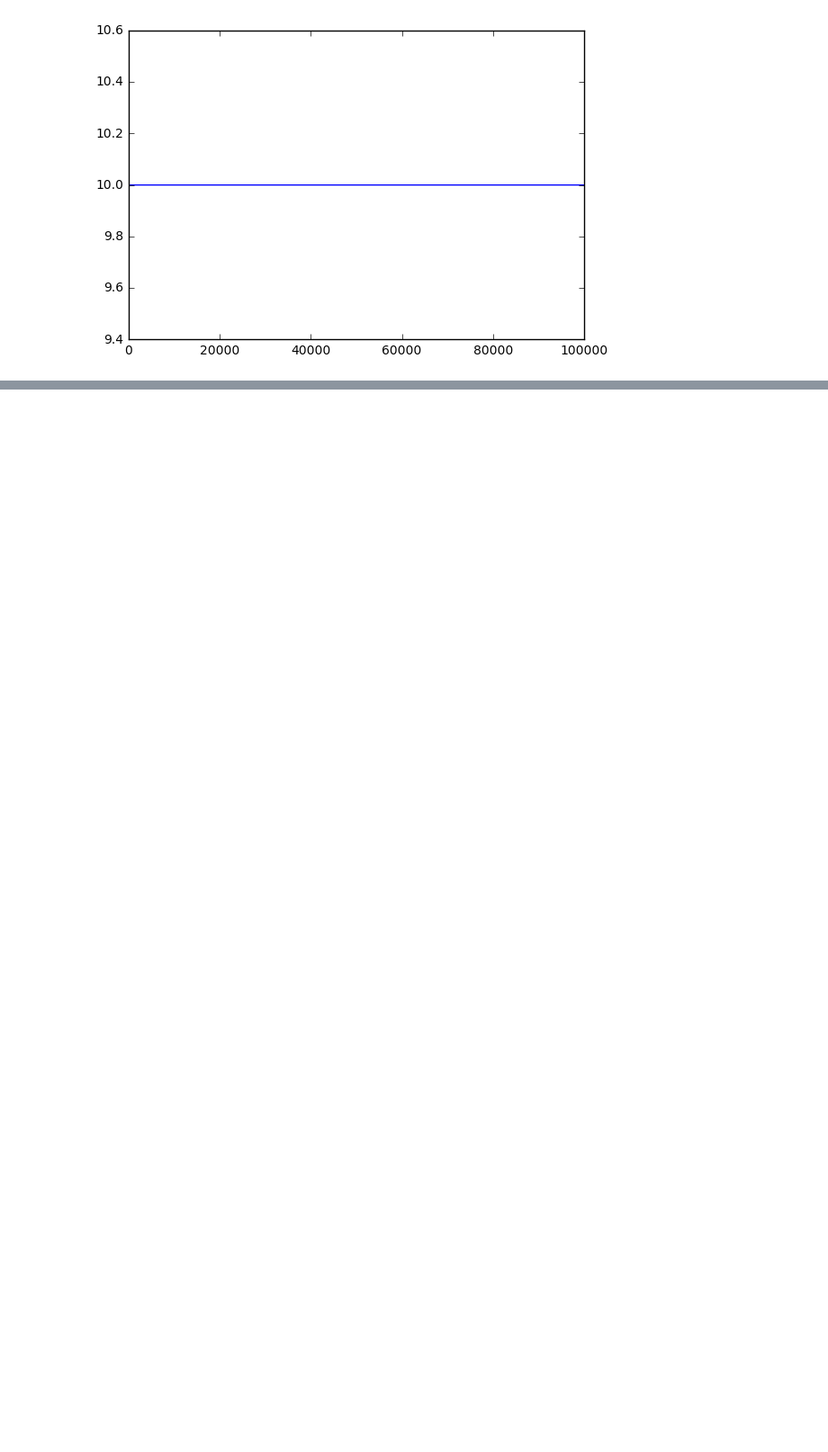
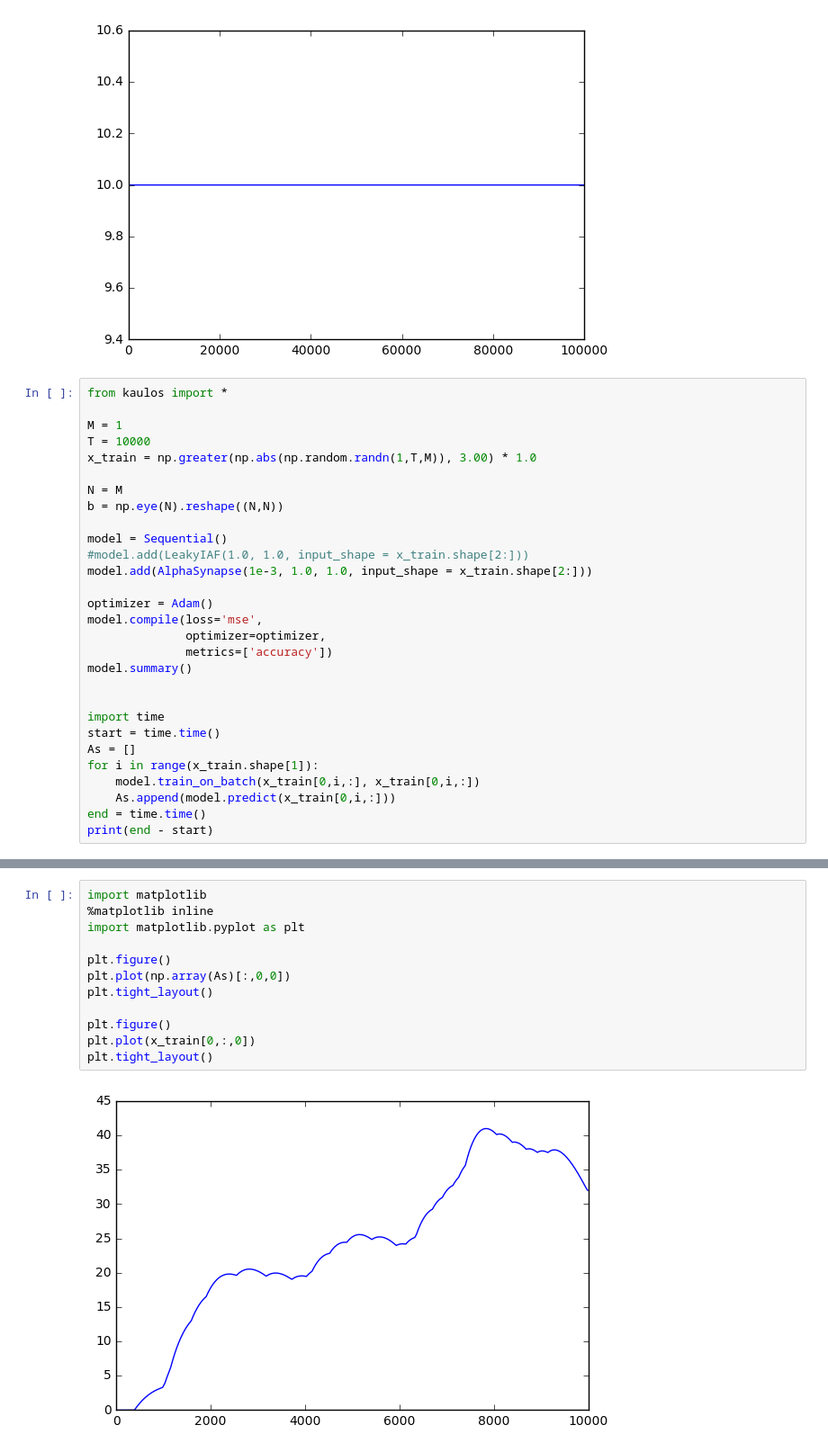
Before and after one commit to mkturkcan/Kaulos, a Jupyter notebook: examples/Kaulos-Keras-Tests.ipynb, the cells around one changed output, grey strips where cells are left out. Shown at 90% size. Drawn from its saved outputs; the diff is of its cells as text; blank space fills up the shorter version.

Commit message:
Added functional AlphaSynapse

```diff
--- a/examples/Kaulos-Keras-Tests.ipynb
+++ b/examples/Kaulos-Keras-Tests.ipynb
@@ -109,3 +109,32 @@ plt.tight_layout()
 # %% [output]
 [figure]
 [figure]
+# %%
+from kaulos import *
+
+M = 1
+T = 10000
+x_train = np.greater(np.abs(np.random.randn(1,T,M)), 3.00) * 1.0
+
+N = M
+b = np.eye(N).reshape((N,N))
+
+model = Sequential()
+#model.add(LeakyIAF(1.0, 1.0, input_shape = x_train.shape[2:]))
+model.add(AlphaSynapse(1e-3, 1.0, 1.0, input_shape = x_train.shape[2:]))
+
+optimizer = Adam()
+model.compile(loss='mse',
+              optimizer=optimizer,
+              metrics=['accuracy'])
+model.summary()
+
+
+import time
+start = time.time()
+As = []
+for i in range(x_train.shape[1]):
+    model.train_on_batch(x_train[0,i,:], x_train[0,i,:])
+    As.append(model.predict(x_train[0,i,:]))
+end = time.time()
+print(end - start)
@@ -111,0 +156,14 @@ plt.tight_layout()
+# %%
+import matplotlib
+%matplotlib inline
+import matplotlib.pyplot as plt
+
+plt.figure()
+plt.plot(np.array(As)[:,0,0])
+plt.tight_layout()
+
+plt.figure()
+plt.plot(x_train[0,:,0])
+plt.tight_layout()
+# %% [output]
+[figure, added]
```
Also changed, not shown: parts of 3 cells of this notebook, 1 other file.
